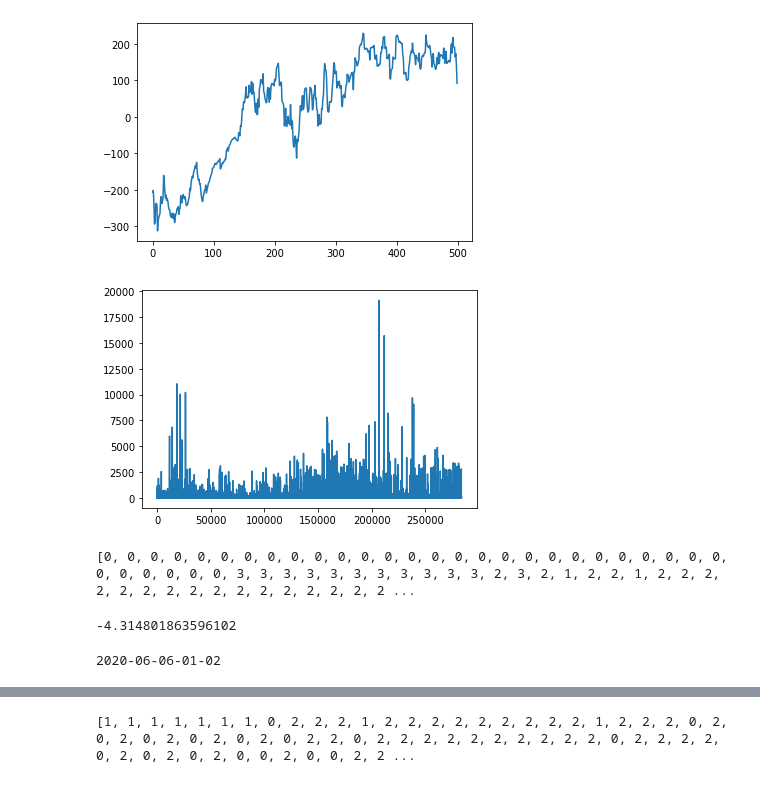
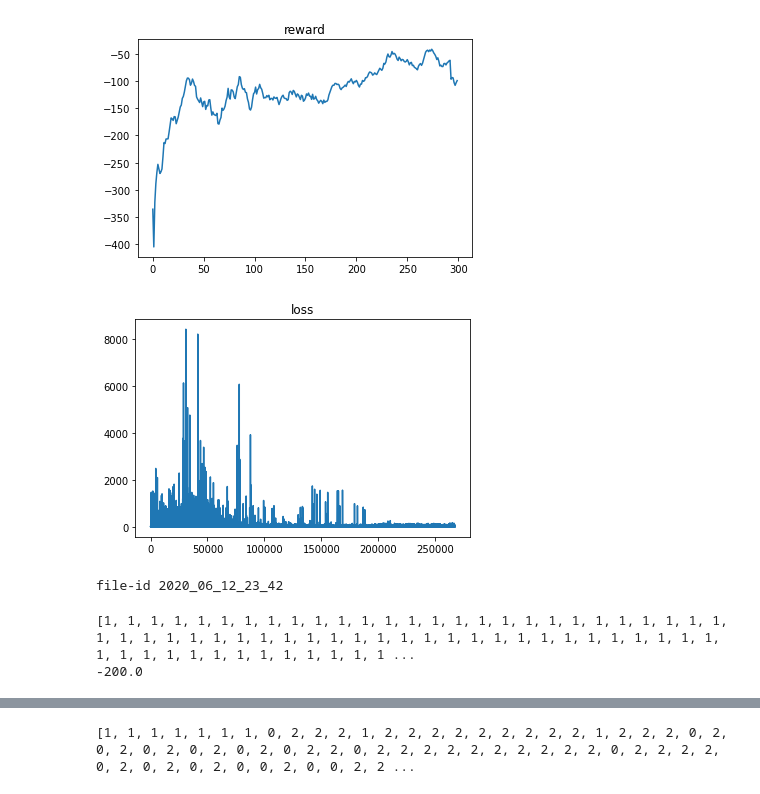
Before and after one commit to witran/rl-algos, a Jupyter notebook: dqn/main.ipynb, the cells around one changed output, grey strips where cells are left out. Cells and saved outputs as stored; diff of their text form; code cells hidden in the pictures.

```diff
--- a/dqn/main.ipynb
+++ b/dqn/main.ipynb
@@ -27,42 +12,62 @@ def run(agent, env):
 # %%
 env = gym.make('LunarLander-v2')
 # env = gym.make('CartPole-v0')
-
+# env = gym.make('MountainCar-v0')
 
 agent = dqn.Agent(
     discount=0.99,
     softmax_temperature=0.001,
 
-    greedy_epsilon_max=1.0,
+    greedy_epsilon_max=0.1,
     greedy_epsilon_decay=0.1,
     greedy_epsilon_min=1e-4,
+
+    bootstrap_type = constants.BOOTSTRAP_EXPECTED_Q,
+    use_double_q = False,
+
+    # store config
     priority_epsilon=0,
     priority_alpha=0,
+    store_size=50000,
 
-    store_size=50000,
+    # main loop
     n_steps=500000,
-    n_episodes=500,
-
+    n_episodes=300,
     target_update_interval=1,
     n_steps_to_start_training=200,
 
+    # logging config
+    log=True,
     log_interval=1000,
-    demo_interval=30,
+    demo=True,
+    demo_interval=10,
 
+    # env config
     timeout=1000,
-    # 250
-    timeout_reward=-1000,
+    timeout_reward=-500,
 
-    optim_lr=1e-3,
-    optim_beta_m=0.9,
-    optim_beta_v=0.999,
-    optim_epsilon=1e-8,
-
+    # model connfig
+    encode_time=False,
+    loss=constants.LOSS_MSE,
+    optimizer=constants.OPTIMIZER_ADAM,
+    rmsprop_lr=1e-3,
+    adam_lr=1e-3,
+    adam_beta_m=0.9,
+    adam_beta_v=0.999,
+    adam_epsilon=1e-8,
     n_batches=4,
     batch_size=8,
-    # 60
-    epochs=1, # descend iterations each batch
+    epochs=1,
 )
 
-qnet, reward_history, loss_history = run(agent, env)
+agent.use_double_q = False
+agent.encode_time = True
+qnet, reward_histories, loss_histories = dqn.run(env, agent, n_runs=1, show_plot=True)
+
+# print(np.average(reward_histories, axis=0))
+# # plot("loss", np.average(loss_histories, axis=0))
+# plot("reward", reward_histories)
+# plot("reward mean", np.average(reward_histories, axis=0))
+# plot("loss mean", np.average(loss_histories, axis=0))
+# plot("reward mean", np.average(reward_histories, axis=0))
 # %% [output]
@@ -86,17 +91,12 @@ loss: 0.4117, last 10 episodes avg=164.5685 best=284.6714 worst=-43.1293
-[figure, old version]
+[figure, new version]
-[figure, old version]
+[figure, new version]
+file-id 2020_06_12_23_42
 # %%
-dqn.play(env, agent, qnet, render=True)
+result = dqn.play(env, agent, qnet, render=True)
+print(result)
 # %% [output]
-[0, 0, 0, 0, 0, 0, 0, 0, 0, 0, 0, 0, 0, 0, 0, 0, 0, 0, 0, 0, 0, 0, 0, 0, 0, 0, 0, 0, 0, 0, 0, 0, 0, 3, 3, 3, 3, 3, 3, 3, 3, 3, 3, 3, 2, 3, 2, 1, 2, 2, 1, 2, 2, 2, 2, 2, 2, 2, 2, 2, 2, 2, 2, 2, 2, 2, 2 ...
+[1, 1, 1, 1, 1, 1, 1, 1, 1, 1, 1, 1, 1, 1, 1, 1, 1, 1, 1, 1, 1, 1, 1, 1, 1, 1, 1, 1, 1, 1, 1, 1, 1, 1, 1, 1, 1, 1, 1, 1, 1, 1, 1, 1, 1, 1, 1, 1, 1, 1, 1, 1, 1, 1, 1, 1, 1, 1, 1, 1, 1, 1, 1, 1, 1, 1, 1 ...
+-200.0
--4.314801863596102
-# %%
-from datetime import datetime
-now = datetime.now().strftime("%Y-%m-%d-%H-%M")
-torch.save(qnet.state_dict(), './models/LunarLander-v2-' + now)
-print(now)
-# %% [output]
-2020-06-06-01-02
 # %%
 qnet = nn.Sequential(
         nn.Linear(9, 256),
```
Also changed, not shown: parts of 4 cells of this notebook, 9 other files.
